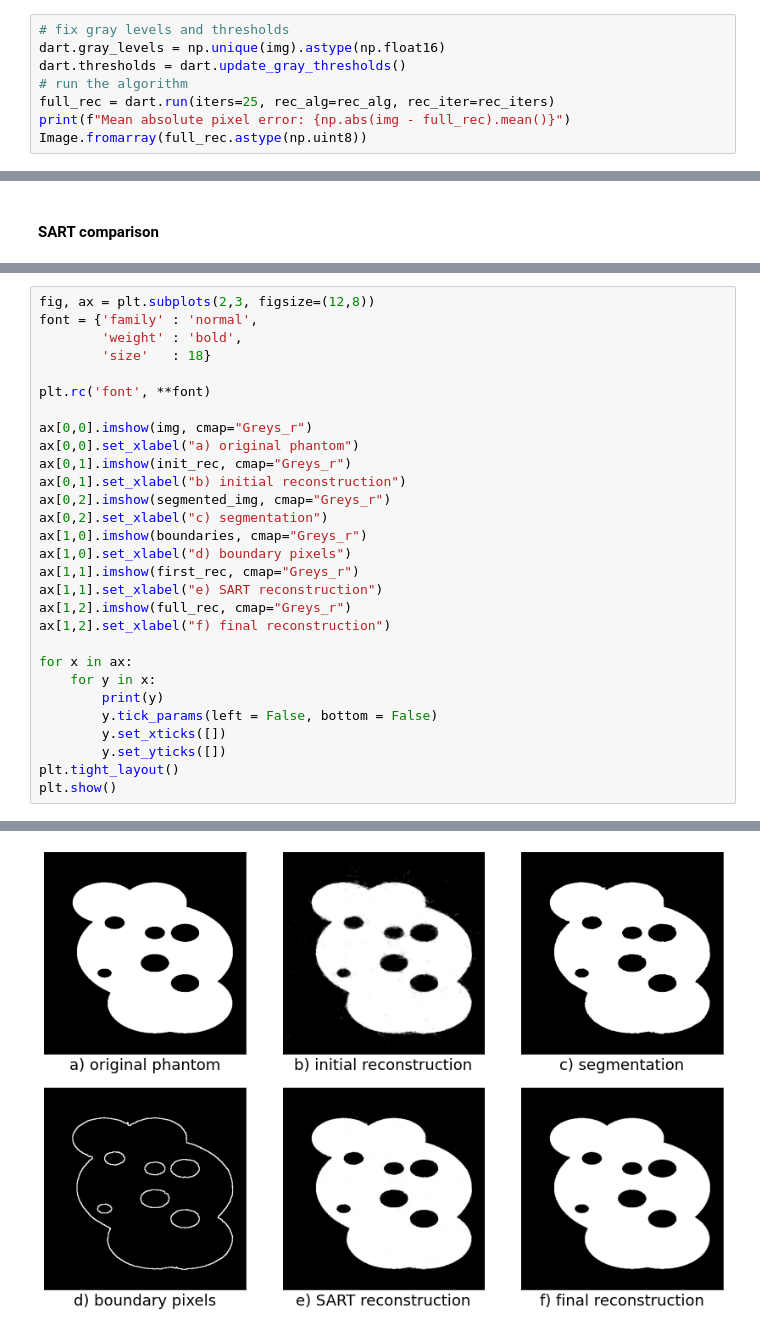
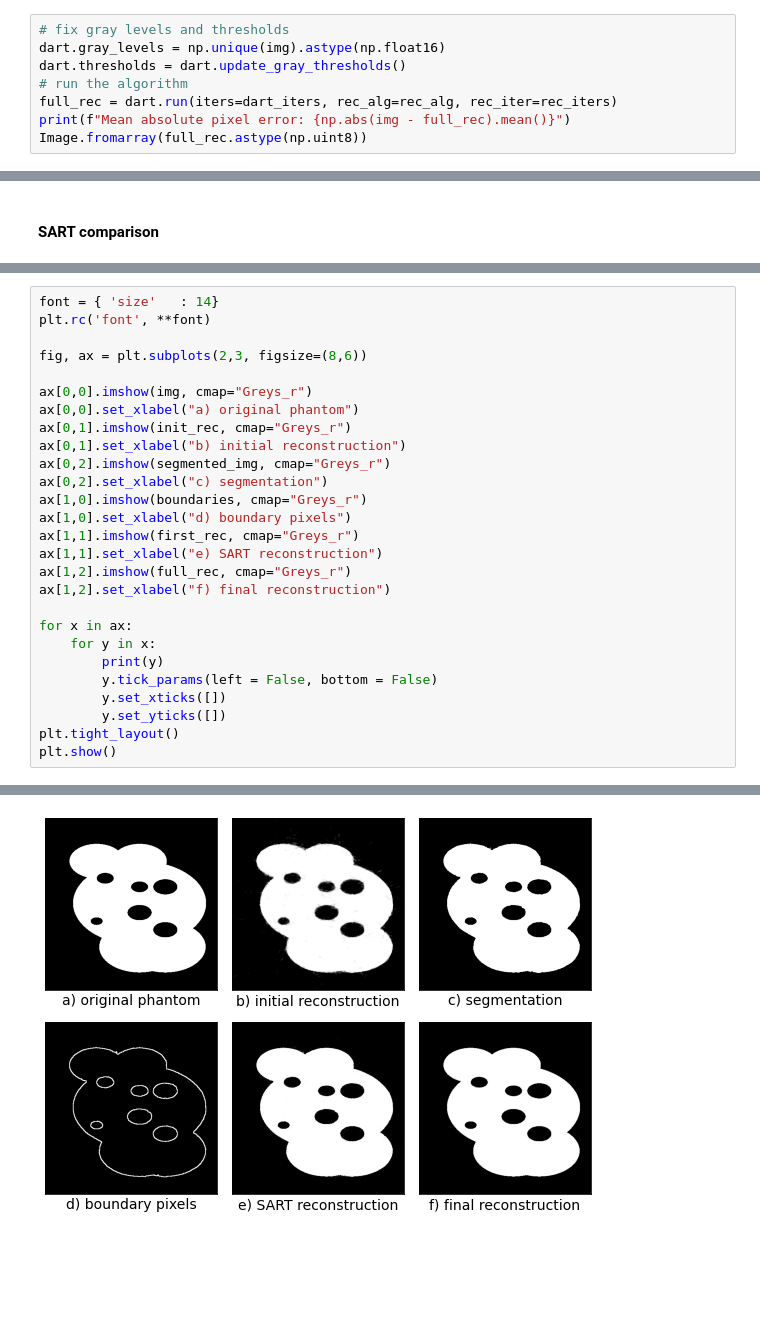
Before and after one commit to OhGreat/DART_python, a Jupyter notebook: notebook_examples/dart_steps_test.ipynb, the cells around one changed output, grey strips where cells are left out. Cells and saved outputs as stored; diff of their text form; blank space fills up the shorter version.

```diff
--- a/notebook_examples/dart_steps_test.ipynb
+++ b/notebook_examples/dart_steps_test.ipynb
@@ -162,7 +162,7 @@ Running full DART
 dart.gray_levels = np.unique(img).astype(np.float16)
 dart.thresholds = dart.update_gray_thresholds()
 # run the algorithm
-full_rec = dart.run(iters=25, rec_alg=rec_alg, rec_iter=rec_iters)
+full_rec = dart.run(iters=dart_iters, rec_alg=rec_alg, rec_iter=rec_iters)
 print(f"Mean absolute pixel error: {np.abs(img - full_rec).mean()}")
 Image.fromarray(full_rec.astype(np.uint8))
 # %% [output]
@@ -193,38 +192,36 @@ Mean absolute pixel error: 0.02838134765625
 [figure]
 # %%
-fig, ax = plt.subplots(2,3, figsize=(12,8))
-font = {'family' : 'normal',
-        'weight' : 'bold',
-        'size'   : 18}
+font = { 'size'   : 14}
+plt.rc('font', **font)
 
-plt.rc('font', **font)
+fig, ax = plt.subplots(2,3, figsize=(8,6))
 
 ax[0,0].imshow(img, cmap="Greys_r")
 ax[0,0].set_xlabel("a) original phantom")
 ax[0,1].imshow(init_rec, cmap="Greys_r")
 ax[0,1].set_xlabel("b) initial reconstruction")
 ax[0,2].imshow(segmented_img, cmap="Greys_r")
 ax[0,2].set_xlabel("c) segmentation")
 ax[1,0].imshow(boundaries, cmap="Greys_r")
 ax[1,0].set_xlabel("d) boundary pixels")
 ax[1,1].imshow(first_rec, cmap="Greys_r")
 ax[1,1].set_xlabel("e) SART reconstruction")
 ax[1,2].imshow(full_rec, cmap="Greys_r")
 ax[1,2].set_xlabel("f) final reconstruction")
 
 for x in ax:
     for y in x:
         print(y)
         y.tick_params(left = False, bottom = False)
         y.set_xticks([])
         y.set_yticks([])
 plt.tight_layout()
 plt.show()
 # %% [output]
 AxesSubplot(0.125,0.536818;0.227941x0.343182)
 AxesSubplot(0.398529,0.536818;0.227941x0.343182)
 AxesSubplot(0.672059,0.536818;0.227941x0.343182)
 AxesSubplot(0.125,0.125;0.227941x0.343182)
 AxesSubplot(0.398529,0.125;0.227941x0.343182)
 AxesSubplot(0.672059,0.125;0.227941x0.343182)
-[figure, old version]
+[figure, new version]
```
Also changed, not shown: parts of 6 cells of this notebook, 54 other files.
